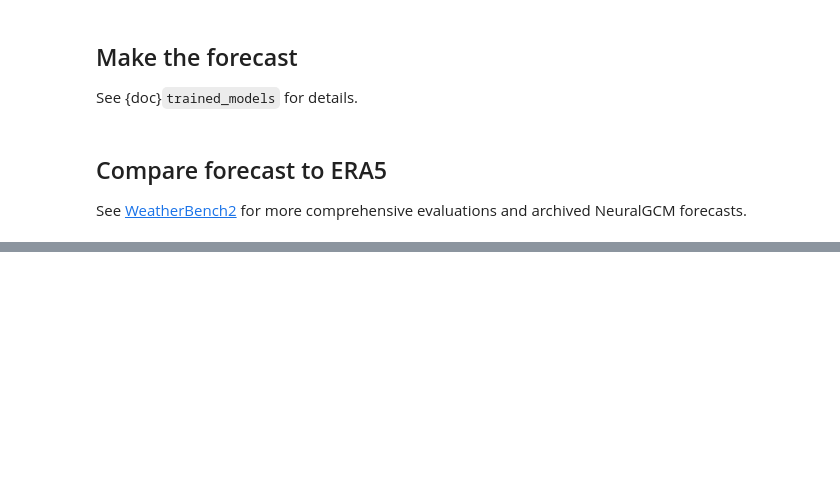
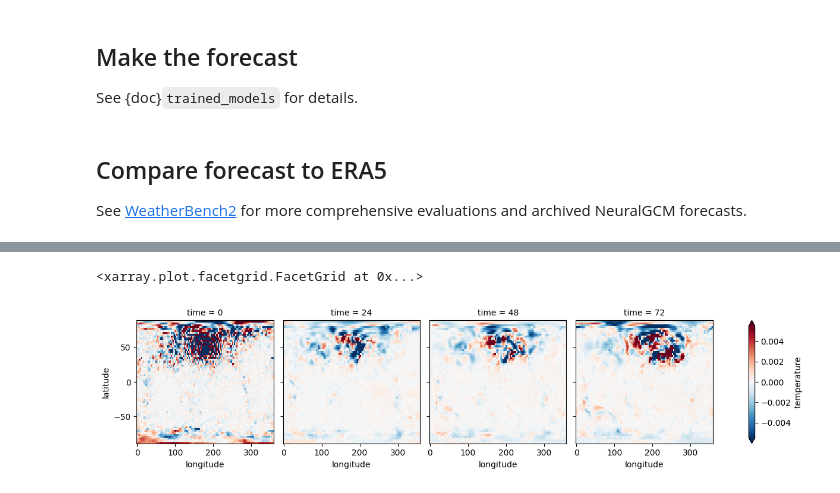
Before and after one commit to eabarnes1010/ai_weather_to_climate_ats780A8, a Jupyter notebook: neuralgcm/inference_demo.ipynb, the cells around one changed output, grey strips where cells are left out. Cells and saved outputs as stored; diff of their text form; code cells hidden in the pictures; blank space fills up the shorter version.

Commit message:
new perturbations loop

```diff
--- a/neuralgcm/inference_demo.ipynb
+++ b/neuralgcm/inference_demo.ipynb
@@ -58,20 +58,19 @@ See {doc}`datasets` for details.
 # %% [markdown]
 Select out a few days of data:
 # %%
-era5_path = 'gs://gcp-public-data-arco-era5/ar/full_37-1h-0p25deg-chunk-1.zarr-v3'
+era5_path = "gs://gcp-public-data-arco-era5/ar/full_37-1h-0p25deg-chunk-1.zarr-v3"
 full_era5 = xarray.open_zarr(gcs.get_mapper(era5_path), chunks=None)
 
-demo_start_time = '2020-02-14'
-demo_end_time = '2020-02-18'
+demo_start_time = "2020-02-14"
+demo_end_time = "2020-02-18"
 data_inner_steps = 24  # process every 24th hour
 
 sliced_era5 = (
-    full_era5
-    [model.input_variables + model.forcing_variables]
+    full_era5[model.input_variables + model.forcing_variables]
     .pipe(
         xarray_utils.selective_temporal_shift,
         variables=model.forcing_variables,
-        time_shift='24 hours',
+        time_shift="24 hours",
     )
     .sel(time=slice(demo_start_time, demo_end_time, data_inner_steps))
     .compute()
@@ -97,8 +96,8 @@ See {doc}`trained_models` for details.
 # %%
 inner_steps = 24  # save model outputs once every 24 hours
 outer_steps = 4 * 24 // inner_steps  # total of 4 days
-timedelta = np.timedelta64(1, 'h') * inner_steps
-times = (np.arange(outer_steps) * inner_steps)  # time axis in hours
+timedelta = np.timedelta64(1, "h") * inner_steps
+times = np.arange(outer_steps) * inner_steps  # time axis in hours
 
 # initialize model state
 inputs = model.inputs_from_xarray(eval_era5.isel(time=0))
@@ -140,0 +158,11 @@ combined_ds.specific_humidity.sel(level=850).plot(
+# %%
+lev = 1000
+delta_var = "temperature"
+lat_pt = 45.0
+lon_pt = 180.0
+
+ilev = np.argmin(np.abs(eval_era5["level"].values - lev)).item()
+ilat = np.argmin(np.abs(eval_era5["latitude"].values - lat_pt))
+ilon = np.argmin(np.abs(eval_era5["longitude"].values - lon_pt))
+
+print(f'Perturbation being added at level {lev} hPa, latitude {lat_pt}°, longitude {lon_pt}°')
@@ -140,0 +218,9 @@ combined_ds.specific_humidity.sel(level=850).plot(
+# %%
+var = "temperature"
+level = 1000
+
+diff_ds = predictions_dict["delta_5"][var].sel(level=level) - predictions_dict["delta_0"][var].sel(level=level)
+diff_ds.plot(x="longitude", y="latitude", col="time", col_wrap=4, robust=True, cmap="RdBu_r")
+# %% [output]
+<xarray.plot.facetgrid.FacetGrid at 0x...>
+[figure, added]
```
Also changed, not shown: parts of 10 cells of this notebook.
